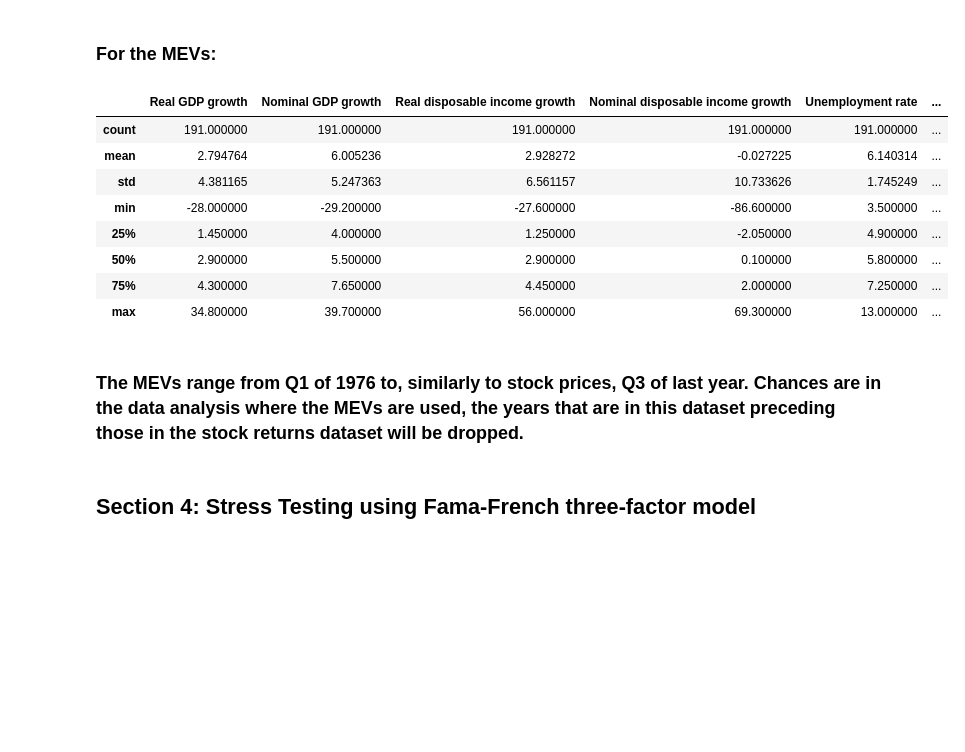
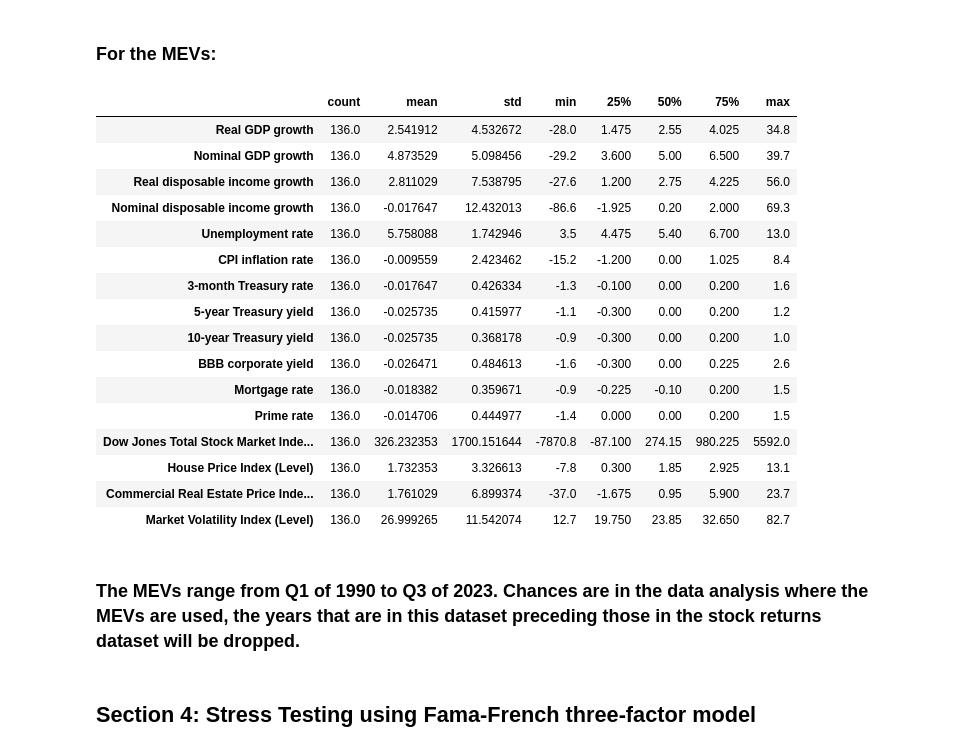
Before and after one commit to vafang25/Econ_Project_2, a Jupyter notebook: Data_Project_2.ipynb, the cells around one changed output. Saved outputs shown, nothing was run; the diff lists cells and outputs as text; code cells hidden in the pictures; blank space fills up the shorter version.

```diff
--- a/Data_Project_2.ipynb
+++ b/Data_Project_2.ipynb
@@ -75,7 +44,7 @@ len(prices) / 12
 # %% [markdown]
 ## Part 4 - Stationarity tests on MEVs
 # %%
-MEVs = pd.read_csv('MEV_actual.csv')
+MEVs = pd.read_csv('2024-Table_2A_Historic_Domestic.csv')
 quarter_to_month = {'Q1': '03', 'Q2': '06', 'Q3': '09', 'Q4': '12'}
 
 def convert_to_yyyy_mm(quarter_str):
@@ -85,6 +54,8 @@ def convert_to_yyyy_mm(quarter_str):
 
 MEVs['Date'] = MEVs['Date'].apply(convert_to_yyyy_mm)
 MEVs.set_index('Date', inplace=True)
+MEVs.drop(columns=['Scenario Name'], inplace=True)
+
 MEVs.head()
 # %% [output]
 |  | Real GDP growth | Nominal GDP growth | Real disposable income growth | Nominal disposable income growth | Unemployment rate | ... |
@@ -173,19 +152,27 @@ prices.describe()
 # %% [markdown]
 ### For the MEVs:
 # %%
-MEVs.describe()
+MEVs.describe().T
 # %% [output]
-|  | Real GDP growth | Nominal GDP growth | Real disposable income growth | Nominal disposable income growth | Unemployment rate | ... |
-| count | 191.000000 | 191.000000 | 191.000000 | 191.000000 | 191.000000 | ... |
-| mean | 2.794764 | 6.005236 | 2.928272 | -0.027225 | 6.140314 | ... |
-| std | 4.381165 | 5.247363 | 6.561157 | 10.733626 | 1.745249 | ... |
-| min | -28.000000 | -29.200000 | -27.600000 | -86.600000 | 3.500000 | ... |
-| 25% | 1.450000 | 4.000000 | 1.250000 | -2.050000 | 4.900000 | ... |
-| 50% | 2.900000 | 5.500000 | 2.900000 | 0.100000 | 5.800000 | ... |
-| 75% | 4.300000 | 7.650000 | 4.450000 | 2.000000 | 7.250000 | ... |
-| max | 34.800000 | 39.700000 | 56.000000 | 69.300000 | 13.000000 | ... |
+|  | count | mean | std | min | 25% | 50% | 75% | max |
+| Real GDP growth | 136.0 | 2.541912 | 4.532672 | -28.0 | 1.475 | 2.55 | 4.025 | 34.8 |
+| Nominal GDP growth | 136.0 | 4.873529 | 5.098456 | -29.2 | 3.600 | 5.00 | 6.500 | 39.7 |
+| Real disposable income growth | 136.0 | 2.811029 | 7.538795 | -27.6 | 1.200 | 2.75 | 4.225 | 56.0 |
+| Nominal disposable income growth | 136.0 | -0.017647 | 12.432013 | -86.6 | -1.925 | 0.20 | 2.000 | 69.3 |
+| Unemployment rate | 136.0 | 5.758088 | 1.742946 | 3.5 | 4.475 | 5.40 | 6.700 | 13.0 |
+| CPI inflation rate | 136.0 | -0.009559 | 2.423462 | -15.2 | -1.200 | 0.00 | 1.025 | 8.4 |
+| 3-month Treasury rate | 136.0 | -0.017647 | 0.426334 | -1.3 | -0.100 | 0.00 | 0.200 | 1.6 |
+| 5-year Treasury yield | 136.0 | -0.025735 | 0.415977 | -1.1 | -0.300 | 0.00 | 0.200 | 1.2 |
+| 10-year Treasury yield | 136.0 | -0.025735 | 0.368178 | -0.9 | -0.300 | 0.00 | 0.200 | 1.0 |
+| BBB corporate yield | 136.0 | -0.026471 | 0.484613 | -1.6 | -0.300 | 0.00 | 0.225 | 2.6 |
+| Mortgage rate | 136.0 | -0.018382 | 0.359671 | -0.9 | -0.225 | -0.10 | 0.200 | 1.5 |
+| Prime rate | 136.0 | -0.014706 | 0.444977 | -1.4 | 0.000 | 0.00 | 0.200 | 1.5 |
+| Dow Jones Total Stock Market Inde... | 136.0 | 326.232353 | 1700.151644 | -7870.8 | -87.100 | 274.15 | 980.225 | 5592.0 |
+| House Price Index (Level) | 136.0 | 1.732353 | 3.326613 | -7.8 | 0.300 | 1.85 | 2.925 | 13.1 |
+| Commercial Real Estate Price Inde... | 136.0 | 1.761029 | 6.899374 | -37.0 | -1.675 | 0.95 | 5.900 | 23.7 |
+| Market Volatility Index (Level) | 136.0 | 26.999265 | 11.542074 | 12.7 | 19.750 | 23.85 | 32.650 | 82.7 |
 # %% [markdown]
-### The MEVs range from Q1 of 1976 to, similarly to stock prices, Q3 of last year. Chances are in the data analysis where the MEVs are used, the years that are in this dataset preceding those in the stock returns dataset will be dropped.
+### The MEVs range from Q1 of 1990 to Q3 of 2023. Chances are in the data analysis where the MEVs are used, the years that are in this dataset preceding those in the stock returns dataset will be dropped.
 # %% [markdown]
 ## **Section 4: Stress Testing using Fama-French three-factor model**
 # %% [markdown]
```
Also changed, not shown: parts of 21 cells of this notebook, 1 other file.
